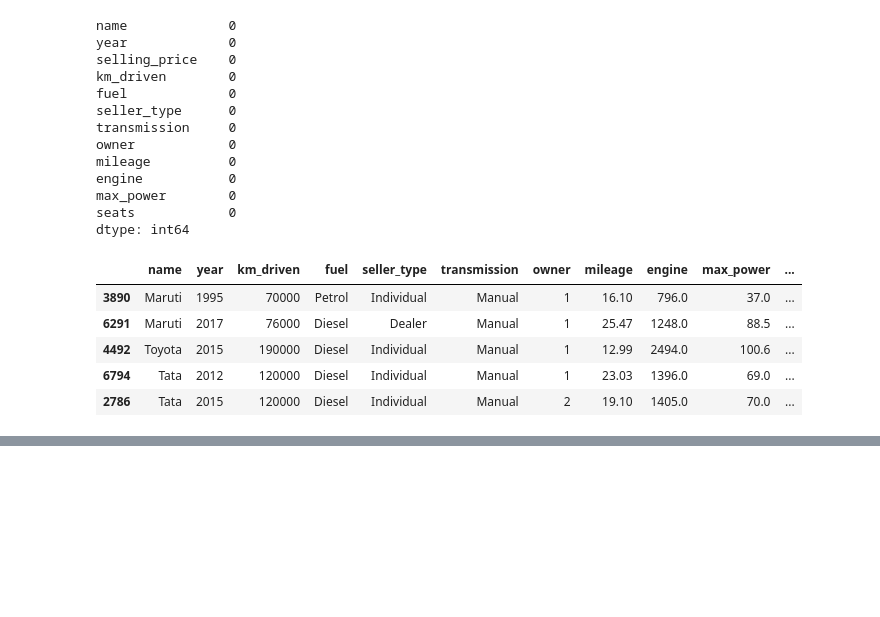
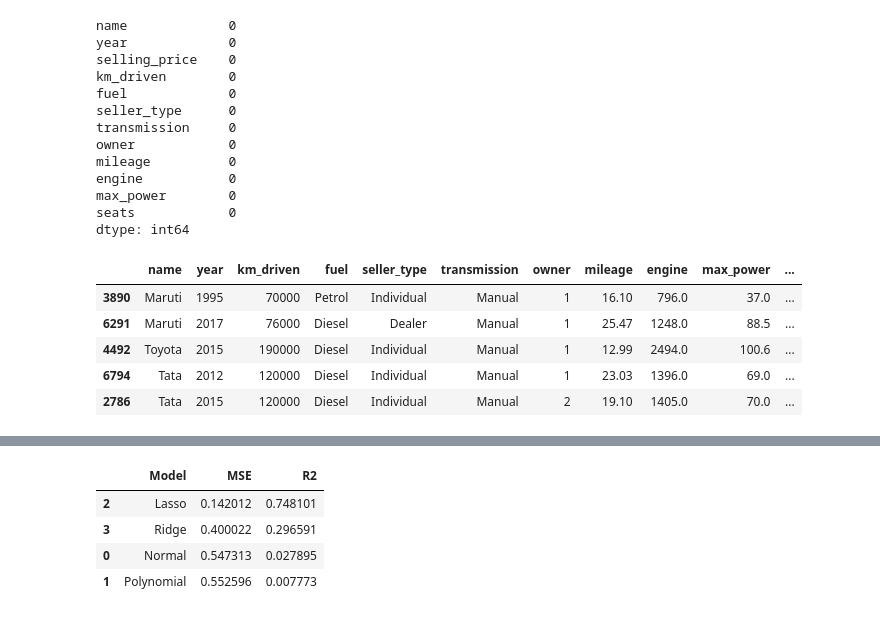
Before and after one commit to KhaingMonKyaw/car_price_prediction, a Jupyter notebook: code/train_predicting_car_price.ipynb, the cells around one changed output, grey strips where cells are left out. Saved outputs shown, nothing was run; the diff lists cells and outputs as text; code cells hidden in the pictures; blank space fills up the shorter version.

```diff
--- a/code/train_predicting_car_price.ipynb
+++ b/code/train_predicting_car_price.ipynb
@@ -490,0 +1414,8 @@ The Random Forest model performs well, achieving a training R² of 0.969 and a t
+# %%
+comparison
+# %% [output]
+|  | Model | MSE | R2 |
+| 2 | Lasso | 0.142012 | 0.748101 |
+| 3 | Ridge | 0.400022 | 0.296591 |
+| 0 | Normal | 0.547313 | 0.027895 |
+| 1 | Polynomial | 0.552596 | 0.007773 |
```
Also changed, not shown: parts of 24 cells of this notebook, 52 other files.
